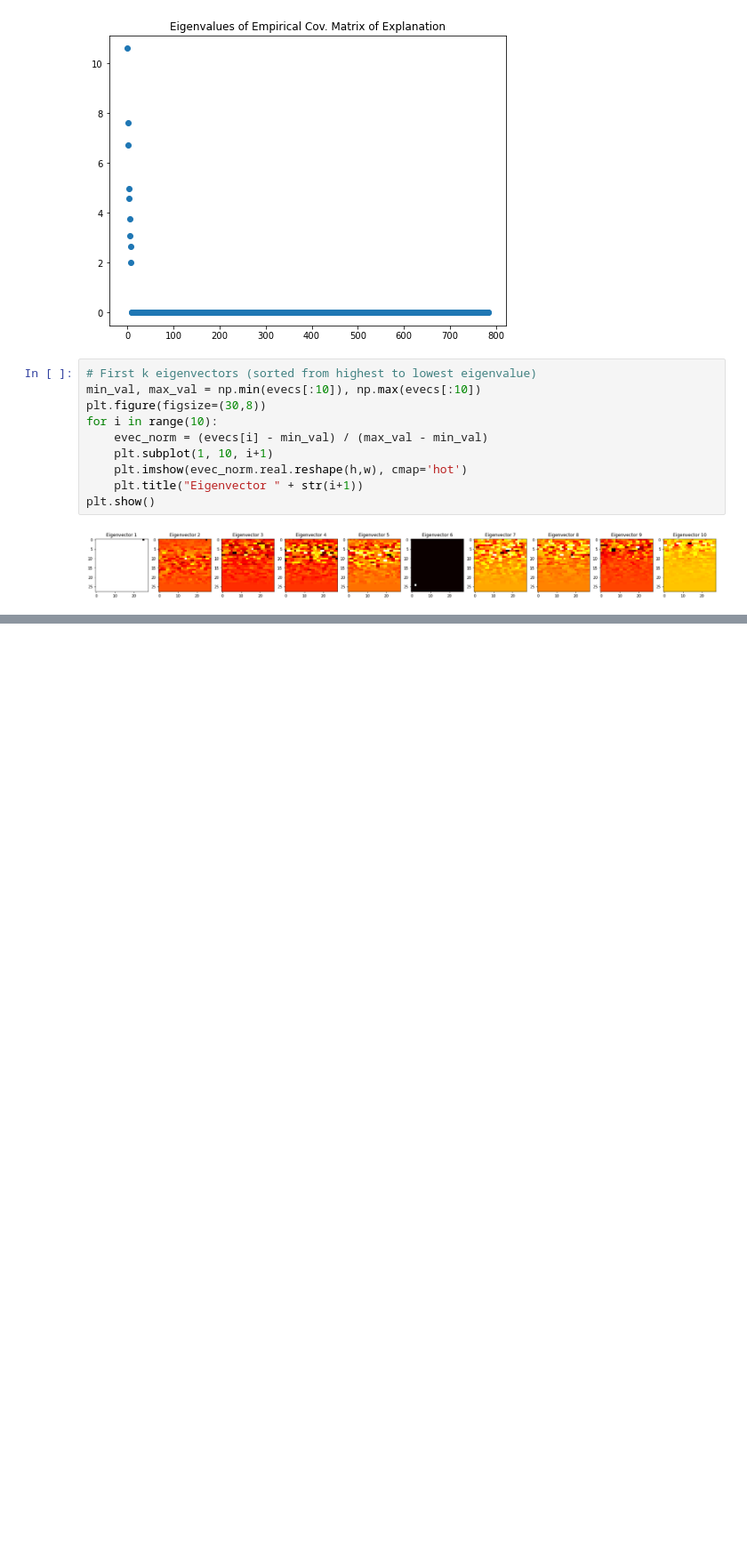
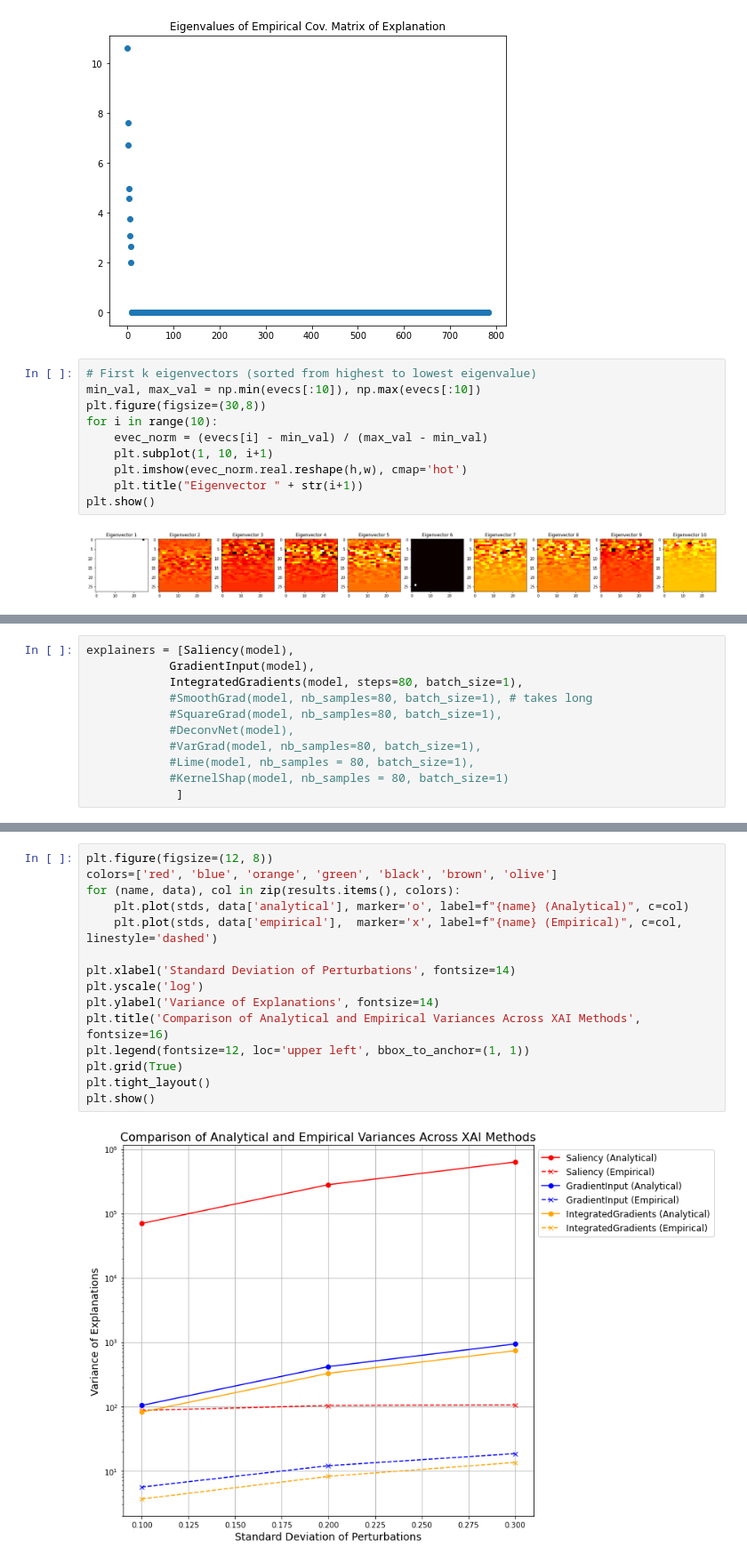
Before and after one commit to TeodorChiaburu/UXAI, a Jupyter notebook: Input_Perturbation_Vision_MNIST.ipynb, the cells around one changed output, grey strips where cells are left out. Shown at 89% size. Saved outputs shown, nothing was run; the diff lists cells and outputs as text; blank space fills up the shorter version.

Commit message:
Comparison methods and stds MNIST, started ResNet investigation

```diff
--- a/Input_Perturbation.ipynb
+++ b/Input_Perturbation_Vision_MNIST.ipynb
@@ -416,0 +413,11 @@ plt.show()
+# %%
+explainers = [Saliency(model),
+            GradientInput(model),
+            IntegratedGradients(model, steps=80, batch_size=1),
+            #SmoothGrad(model, nb_samples=80, batch_size=1), # takes long
+            #SquareGrad(model, nb_samples=80, batch_size=1),
+            #DeconvNet(model),
+            #VarGrad(model, nb_samples=80, batch_size=1),
+            #Lime(model, nb_samples = 80, batch_size=1),
+            #KernelShap(model, nb_samples = 80, batch_size=1)
+             ]
@@ -416,0 +522,17 @@ plt.show()
+# %%
+plt.figure(figsize=(12, 8))
+colors=['red', 'blue', 'orange', 'green', 'black', 'brown', 'olive']
+for (name, data), col in zip(results.items(), colors):
+    plt.plot(stds, data['analytical'], marker='o', label=f"{name} (Analytical)", c=col)
+    plt.plot(stds, data['empirical'],  marker='x', label=f"{name} (Empirical)", c=col, linestyle='dashed')
+
+plt.xlabel('Standard Deviation of Perturbations', fontsize=14)
+plt.yscale('log')
+plt.ylabel('Variance of Explanations', fontsize=14)
+plt.title('Comparison of Analytical and Empirical Variances Across XAI Methods', fontsize=16)
+plt.legend(fontsize=12, loc='upper left', bbox_to_anchor=(1, 1))
+plt.grid(True)
+plt.tight_layout()
+plt.show()
+# %% [output]
+[figure, added]
```
Also changed, not shown: parts of 14 cells of this notebook, 2 other files.
